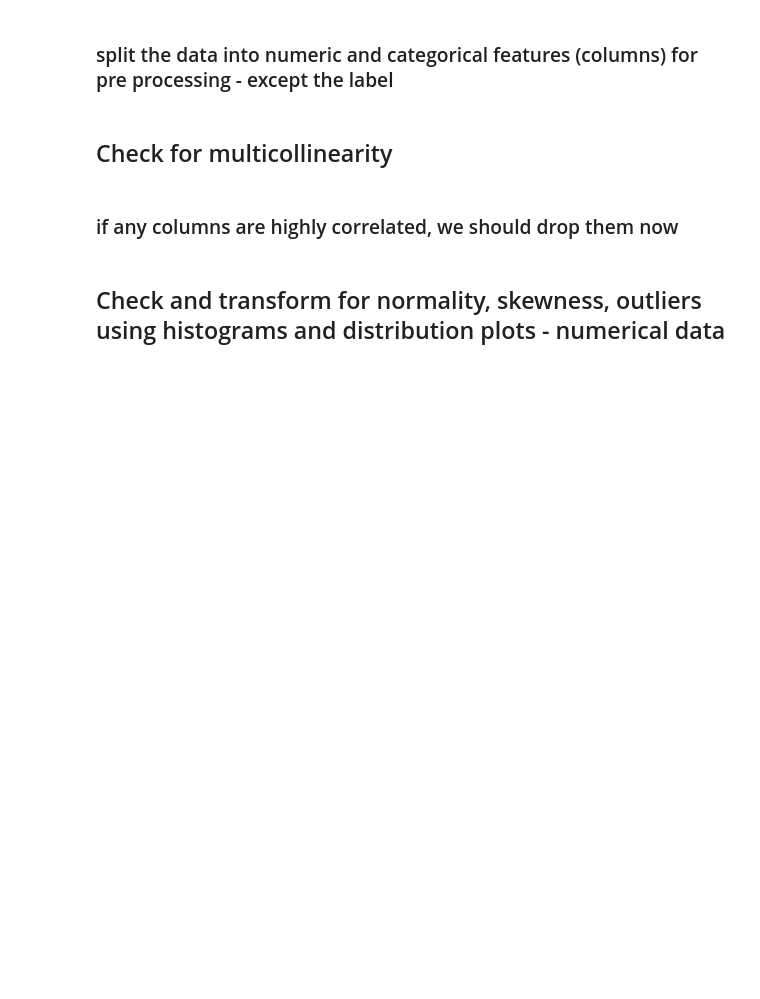
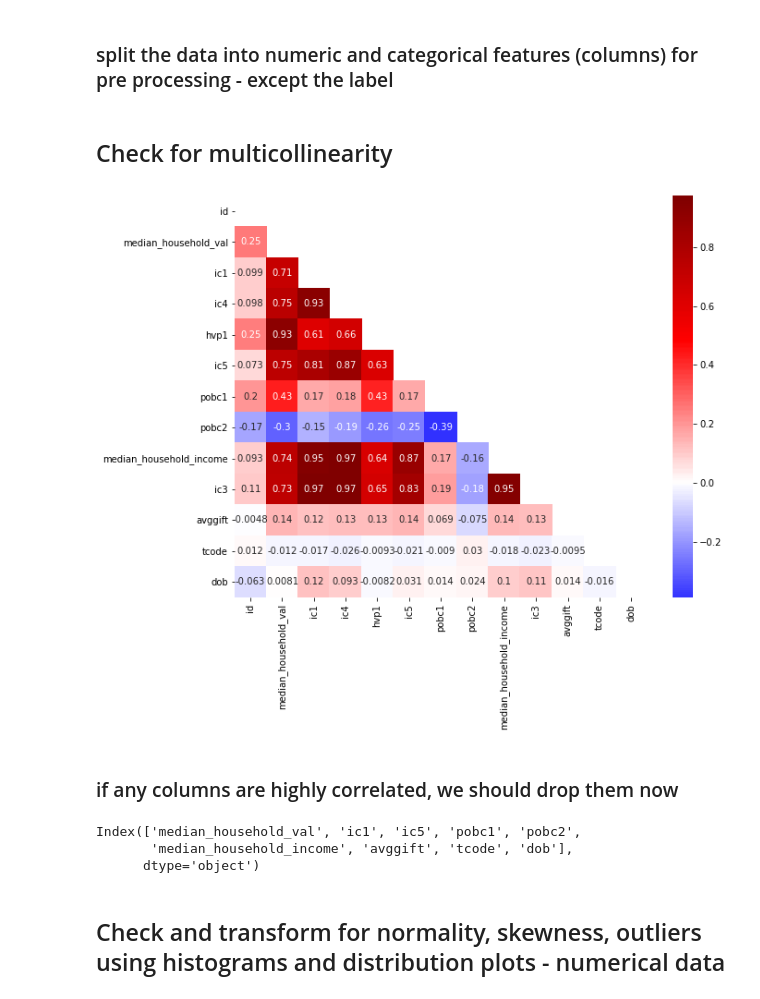
Before and after one commit to wcondevidal/IronWalter, a Jupyter notebook: Python /ML/LinRegression_Healthcareforall.ipynb, the cells around one changed output. Drawn from its saved outputs; the diff is of its cells as text; code cells hidden in the pictures; blank space fills up the shorter version.

```diff
--- a/Python /ML/LinRegression_Healthcareforall.ipynb
+++ b/Python /ML/LinRegression_Healthcareforall.ipynb
@@ -22,3 +31,5 @@ Linear Regression Pros and Cons
 ## Get the data, review the shape and clarify headings.
 
 If any data clean steps are needed, do that now
+# %%
+data=pd.read_csv('Healthcare/end_thurs_cleaned.csv')
@@ -84,3 +204,6 @@ We will also need an important step to ensure relevance :
+# %%
+#drop y from x
+data=data.drop(['target_d'],axis=1)
 # %%
 X_num = data.select_dtypes(include = np.number)
 # %%
@@ -88,4 +211,13 @@ X_cat = data.select_dtypes(include = np.object)
 # %% [markdown]
 ## Check for multicollinearity
+# %%
+correlations_matrix=data.corr()
+mask=np.zeros_like(correlations_matrix)
+mask[np.triu_indices_from(mask)]=True
+fig,ax= plt.subplots(figsize=(10,8))
+ax = sns.heatmap(correlations_matrix, mask=mask, annot=True, cmap='seismic', center=0)
+plt.show()
+# %% [output]
+[figure, added]
 # %% [markdown]
 ### if any columns are highly correlated, we should drop them now
@@ -92,2 +226,8 @@ X_cat = data.select_dtypes(include = np.object)
+# %%
+X_num.columns
+# %% [output]
+Index(['median_household_val', 'ic1', 'ic5', 'pobc1', 'pobc2',
+       'median_household_income', 'avggift', 'tcode', 'dob'],
+      dtype='object')
 # %% [markdown]
 ## Check and transform for normality, skewness, outliers using histograms and distribution plots - numerical data
```
Also changed, not shown: parts of 75 cells of this notebook, 9 other files.
